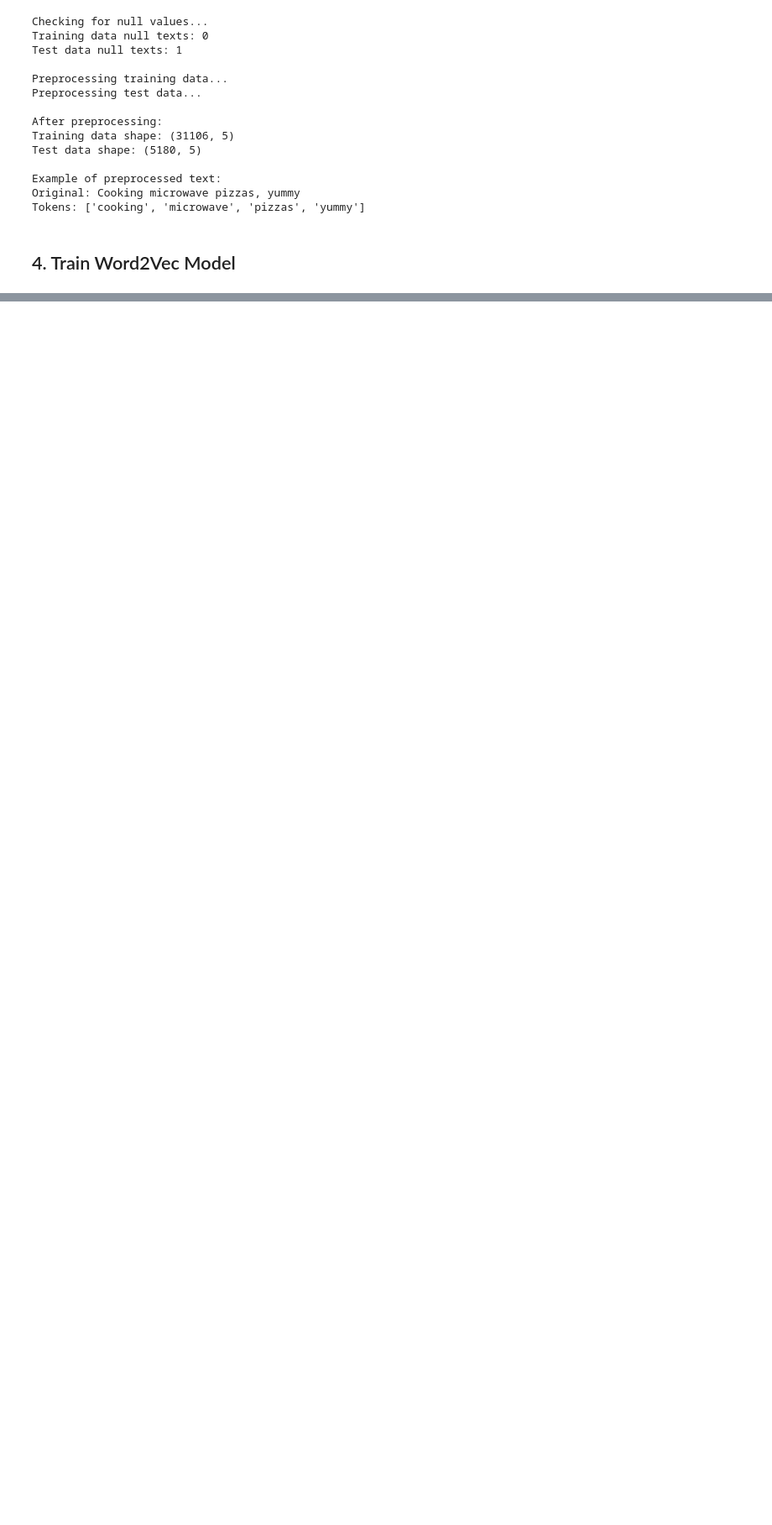
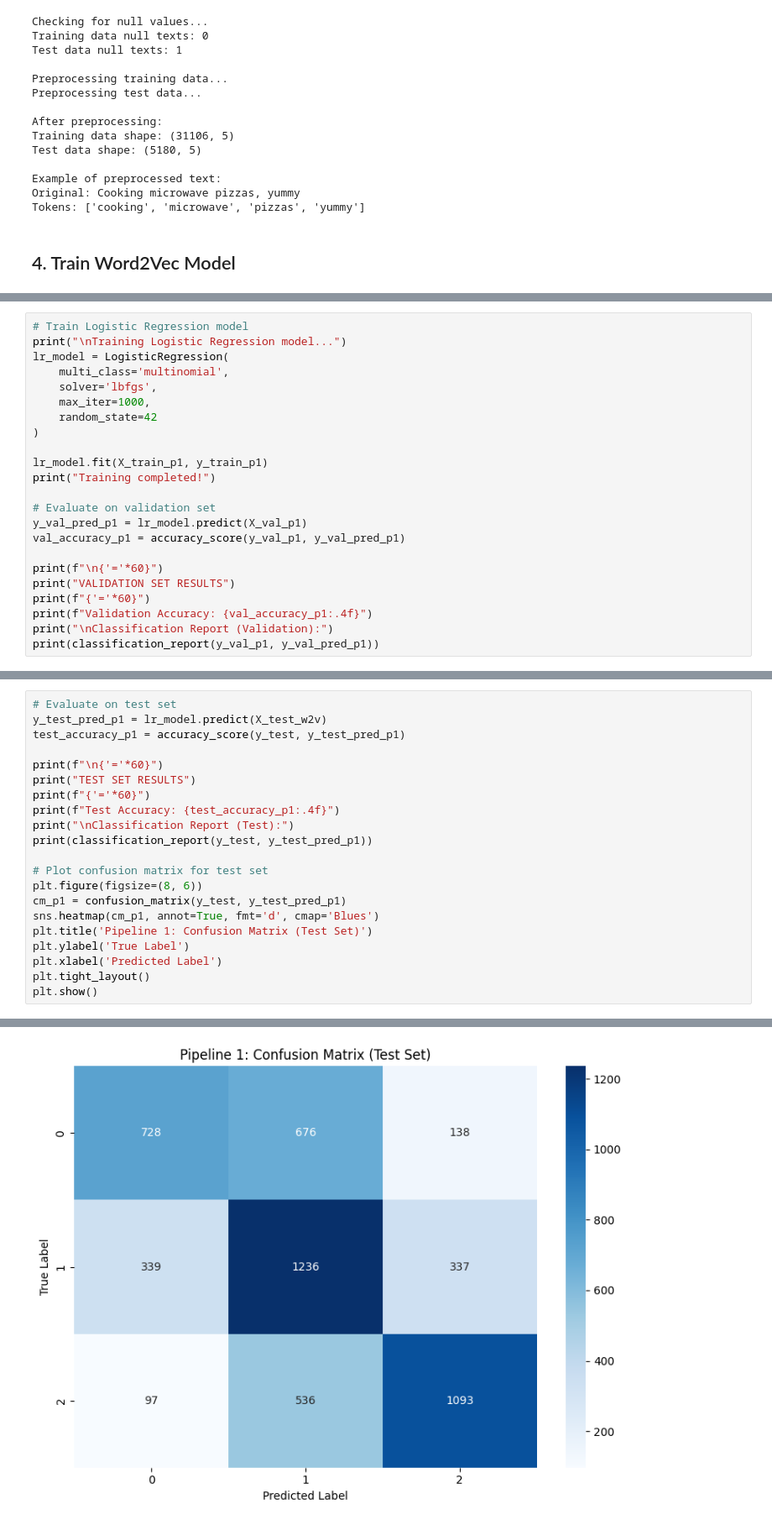
Before and after one commit to Kimbohy/sentiment-analysis-pipelines, a Jupyter notebook: sentiment_analysis_pipelines.ipynb, the cells around one changed output, grey strips where cells are left out. Shown at 84% size. Drawn from its saved outputs; the diff is of its cells as text; blank space fills up the shorter version.

```diff
--- a/sentiment_analysis_pipelines.ipynb
+++ b/sentiment_analysis_pipelines.ipynb
@@ -813,0 +301,23 @@ This notebook implemented and compared three different approaches for multiclass
+# %%
+# Train Logistic Regression model
+print("\nTraining Logistic Regression model...")
+lr_model = LogisticRegression(
+    multi_class='multinomial',
+    solver='lbfgs',
+    max_iter=1000,
+    random_state=42
+)
+
+lr_model.fit(X_train_p1, y_train_p1)
+print("Training completed!")
+
+# Evaluate on validation set
+y_val_pred_p1 = lr_model.predict(X_val_p1)
+val_accuracy_p1 = accuracy_score(y_val_p1, y_val_pred_p1)
+
+print(f"\n{'='*60}")
+print("VALIDATION SET RESULTS")
+print(f"{'='*60}")
+print(f"Validation Accuracy: {val_accuracy_p1:.4f}")
+print("\nClassification Report (Validation):")
+print(classification_report(y_val_p1, y_val_pred_p1))
@@ -813,0 +343,22 @@ This notebook implemented and compared three different approaches for multiclass
+# %%
+# Evaluate on test set
+y_test_pred_p1 = lr_model.predict(X_test_w2v)
+test_accuracy_p1 = accuracy_score(y_test, y_test_pred_p1)
+
+print(f"\n{'='*60}")
+print("TEST SET RESULTS")
+print(f"{'='*60}")
+print(f"Test Accuracy: {test_accuracy_p1:.4f}")
+print("\nClassification Report (Test):")
+print(classification_report(y_test, y_test_pred_p1))
+
+# Plot confusion matrix for test set
+plt.figure(figsize=(8, 6))
+cm_p1 = confusion_matrix(y_test, y_test_pred_p1)
+sns.heatmap(cm_p1, annot=True, fmt='d', cmap='Blues')
+plt.title('Pipeline 1: Confusion Matrix (Test Set)')
+plt.ylabel('True Label')
+plt.xlabel('Predicted Label')
+plt.tight_layout()
+plt.show()
+# %% [output]
@@ -813,0 +380 @@ This notebook implemented and compared three different approaches for multiclass
+[figure, added]
```
Also changed, not shown: parts of 51 cells of this notebook.
